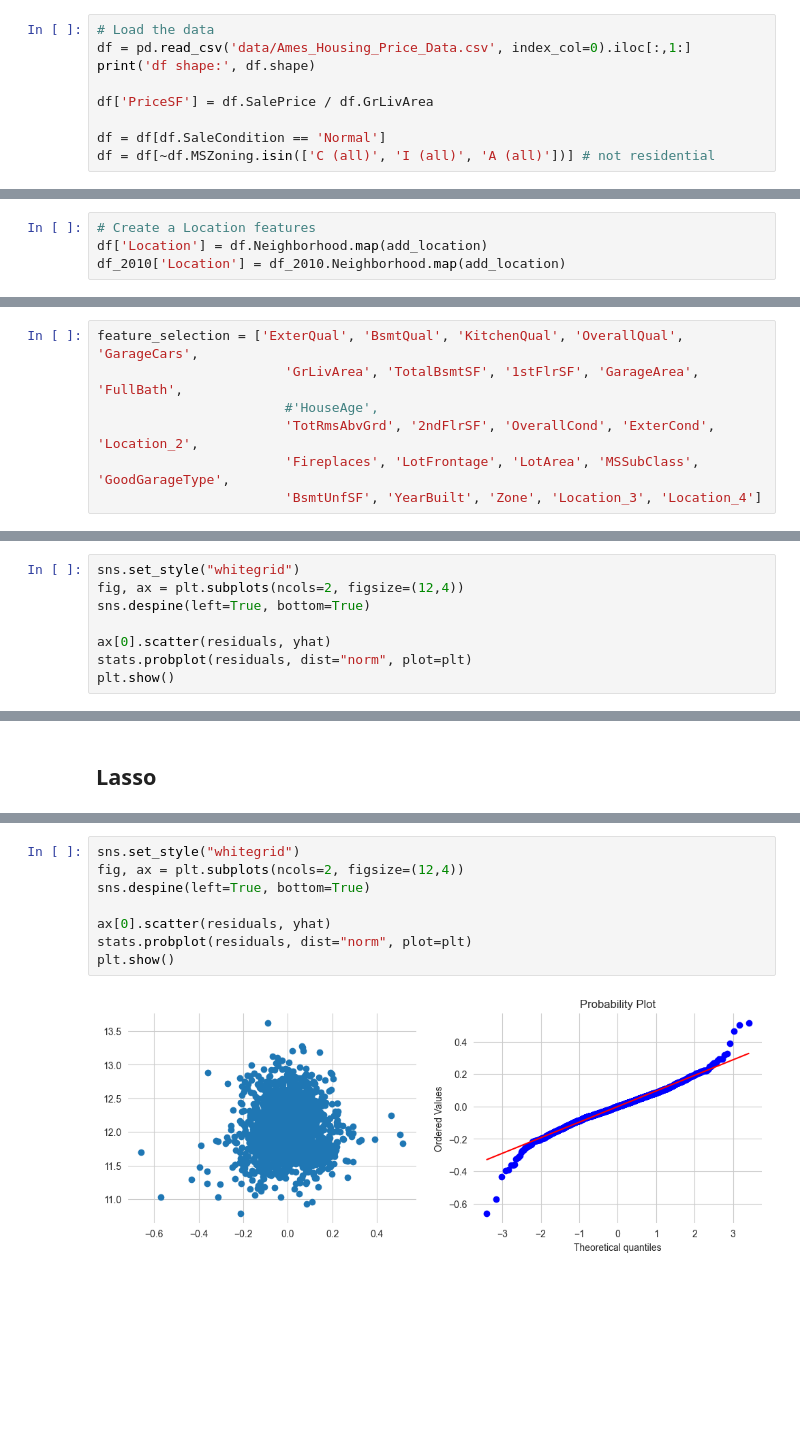
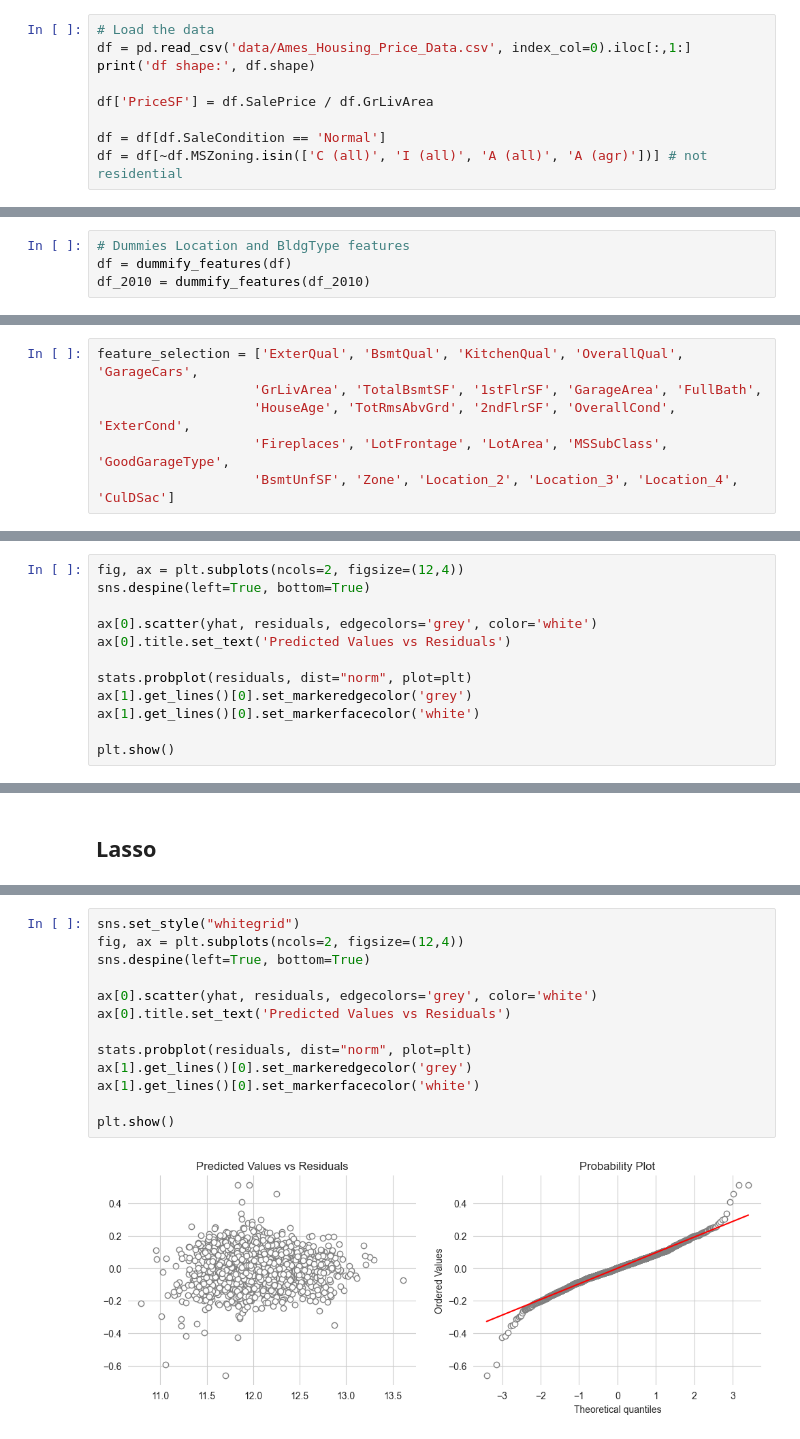
Before and after one commit to franciscapalacios/housing_project, a Jupyter notebook: Preprocessing.ipynb, the cells around one changed output, grey strips where cells are left out. Saved outputs shown, nothing was run; the diff lists cells and outputs as text; blank space fills up the shorter version.

```diff
--- a/Preprocessing.ipynb
+++ b/Preprocessing.ipynb
@@ -32,6 +32,6 @@ print('df shape:', df.shape)
 df['PriceSF'] = df.SalePrice / df.GrLivArea
 
 df = df[df.SaleCondition == 'Normal']
-df = df[~df.MSZoning.isin(['C (all)', 'I (all)', 'A (all)'])] # not residential
+df = df[~df.MSZoning.isin(['C (all)', 'I (all)', 'A (all)', 'A (agr)'])] # not residential
 # %% [output]
 df shape: (2580, 80)
@@ -236,4 +287,4 @@ df_2010 = encode_ordinal(df_2010)
 # %%
-# Create a Location features
-df['Location'] = df.Neighborhood.map(add_location)
-df_2010['Location'] = df_2010.Neighborhood.map(add_location)
+# Dummies Location and BldgType features
+df = dummify_features(df)
+df_2010 = dummify_features(df_2010)
@@ -266,11 +292,10 @@ df_2010 = pd.get_dummies(df_2010
 # Model
 # %%
 feature_selection = ['ExterQual', 'BsmtQual', 'KitchenQual', 'OverallQual', 'GarageCars',
-                        'GrLivArea', 'TotalBsmtSF', '1stFlrSF', 'GarageArea', 'FullBath',
-                        #'HouseAge',
-                        'TotRmsAbvGrd', '2ndFlrSF', 'OverallCond', 'ExterCond', 'Location_2',
-                        'Fireplaces', 'LotFrontage', 'LotArea', 'MSSubClass', 'GoodGarageType',
-                        'BsmtUnfSF', 'YearBuilt', 'Zone', 'Location_3', 'Location_4']
+                    'GrLivArea', 'TotalBsmtSF', '1stFlrSF', 'GarageArea', 'FullBath',
+                    'HouseAge', 'TotRmsAbvGrd', '2ndFlrSF', 'OverallCond', 'ExterCond',
+                    'Fireplaces', 'LotFrontage', 'LotArea', 'MSSubClass', 'GoodGarageType',
+                    'BsmtUnfSF', 'Zone', 'Location_2', 'Location_3', 'Location_4', 'CulDSac']
 # %%
 plt.figure(figsize=(15, 10))
 
@@ -388,9 +412,13 @@ fig.show()
 # %%
-sns.set_style("whitegrid")
 fig, ax = plt.subplots(ncols=2, figsize=(12,4))
 sns.despine(left=True, bottom=True)
 
-ax[0].scatter(residuals, yhat)
+ax[0].scatter(yhat, residuals, edgecolors='grey', color='white')
+ax[0].title.set_text('Predicted Values vs Residuals')
+
 stats.probplot(residuals, dist="norm", plot=plt)
+ax[1].get_lines()[0].set_markeredgecolor('grey')
+ax[1].get_lines()[0].set_markerfacecolor('white')
+
 plt.show()
 # %% [output]
@@ -562,13 +590,18 @@ fig.show()
 # %%
 sns.set_style("whitegrid")
 fig, ax = plt.subplots(ncols=2, figsize=(12,4))
 sns.despine(left=True, bottom=True)
 
-ax[0].scatter(residuals, yhat)
+ax[0].scatter(yhat, residuals, edgecolors='grey', color='white')
+ax[0].title.set_text('Predicted Values vs Residuals')
+
 stats.probplot(residuals, dist="norm", plot=plt)
+ax[1].get_lines()[0].set_markeredgecolor('grey')
+ax[1].get_lines()[0].set_markerfacecolor('white')
+
 plt.show()
 # %% [output]
-[figure, old version]
+[figure, new version]
 # %%
 res = stats.shapiro(residuals)
 res.statistic
```
Also changed, not shown: parts of 32 cells of this notebook, 1 other file.
